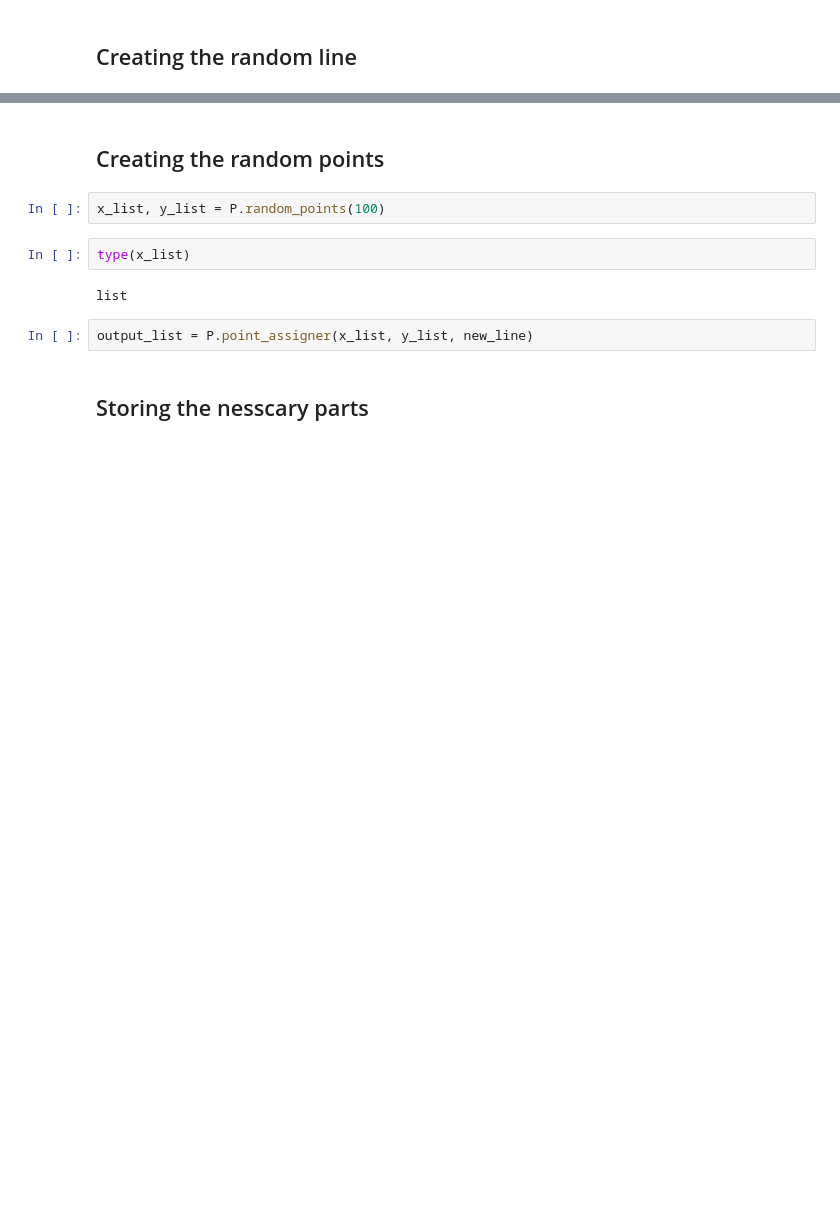
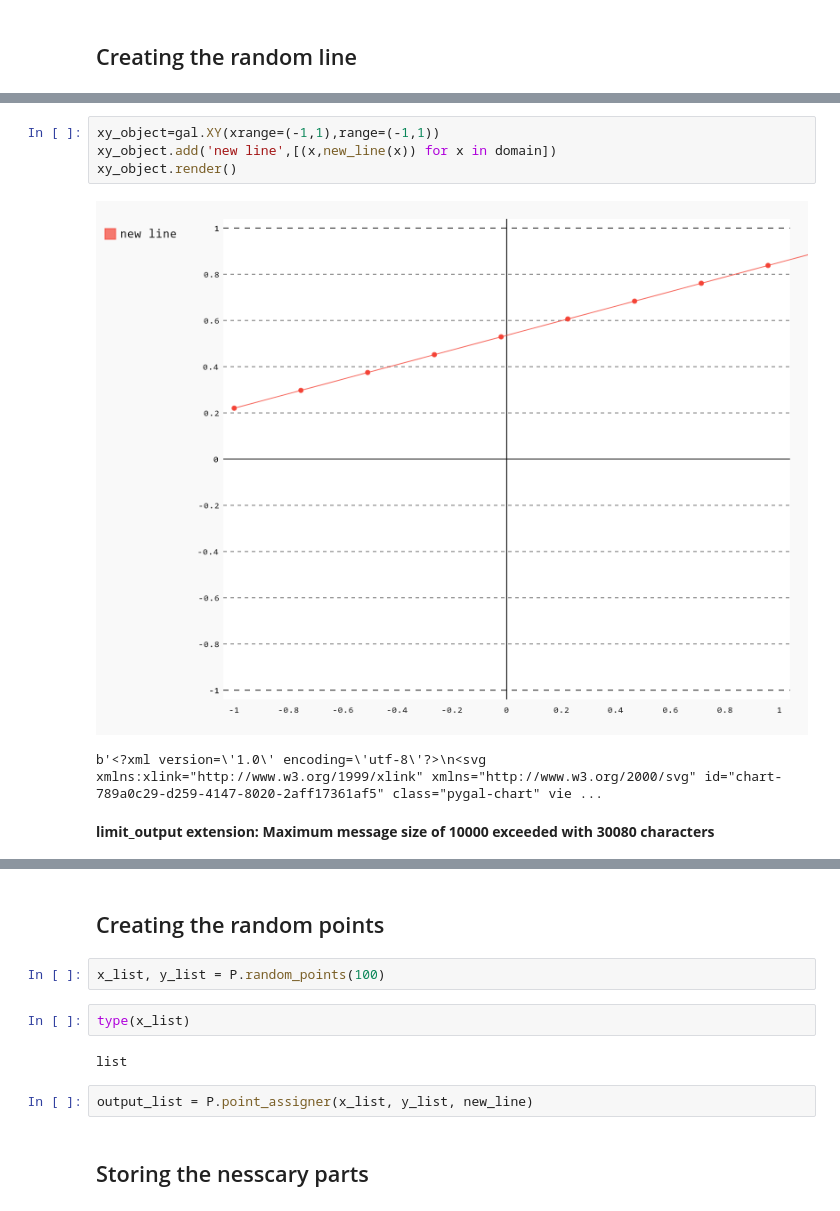
Before and after one commit to bbli/CS156-Code, a Jupyter notebook: PLA/PerceptonSetupCode.ipynb, the cells around one changed output, grey strips where cells are left out. Drawn from its saved outputs; the diff is of its cells as text; blank space fills up the shorter version.

```diff
--- a/PLA/PerceptonSetupCode.ipynb
+++ b/PLA/PerceptonSetupCode.ipynb
@@ -22,3 +47,11 @@ plt.show()
+# %%
+xy_object=gal.XY(xrange=(-1,1),range=(-1,1))
+xy_object.add('new line',[(x,new_line(x)) for x in domain])
+xy_object.render()
+# %% [output]
+[figure, added]
+b'<?xml version=\'1.0\' encoding=\'utf-8\'?>\n<svg xmlns:xlink="http://www.w3.org/1999/xlink" xmlns="http://www.w3.org/2000/svg" id="chart-789a0c29-d259-4147-8020-2aff17361af5" class="pygal-chart" vie ...
+limit_output extension: Maximum message size of 10000 exceeded with 30080 characters
 # %%
 P.classifier(0, 0, new_line)
 # %% [output]
```
Also changed, not shown: parts of 7 cells of this notebook, 16 other files.
